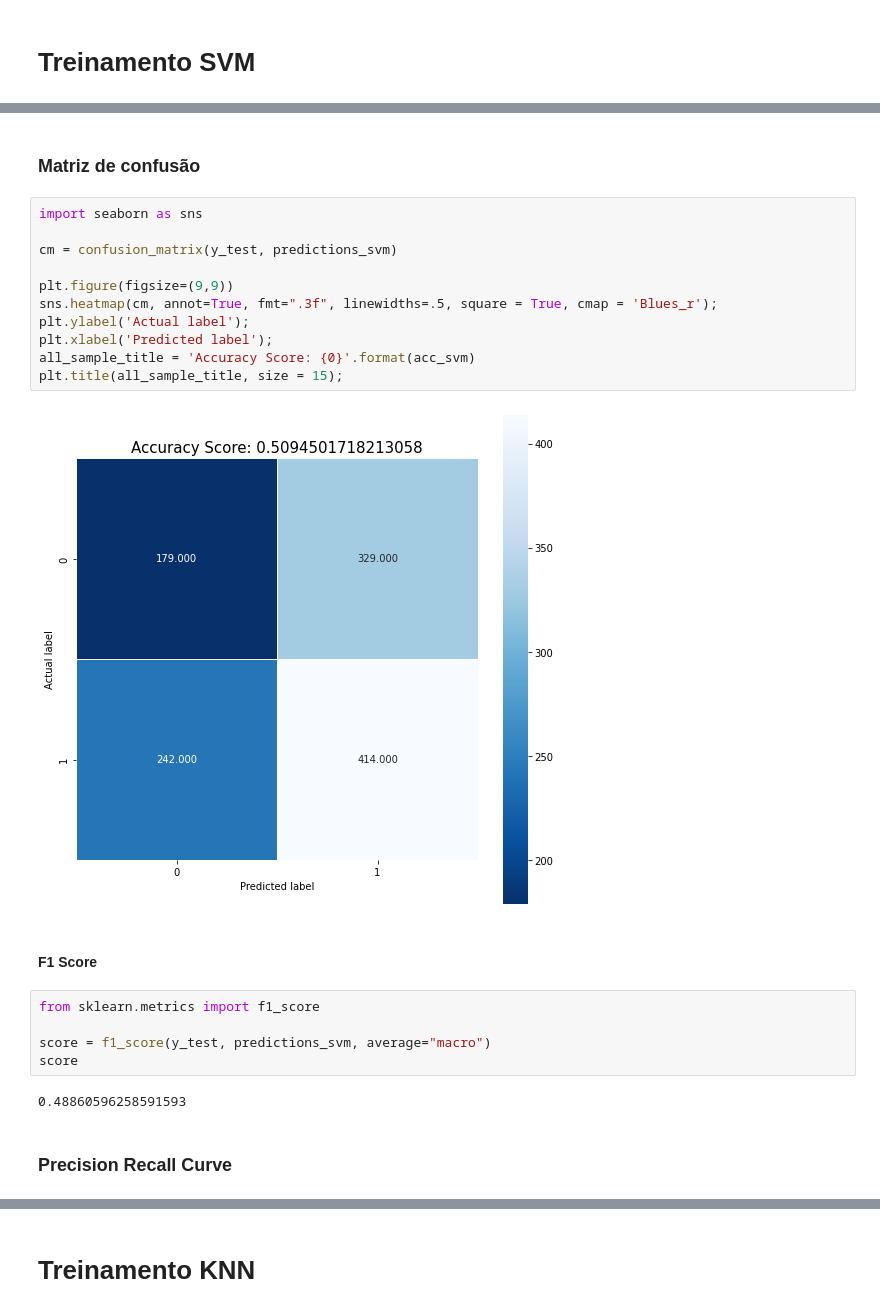
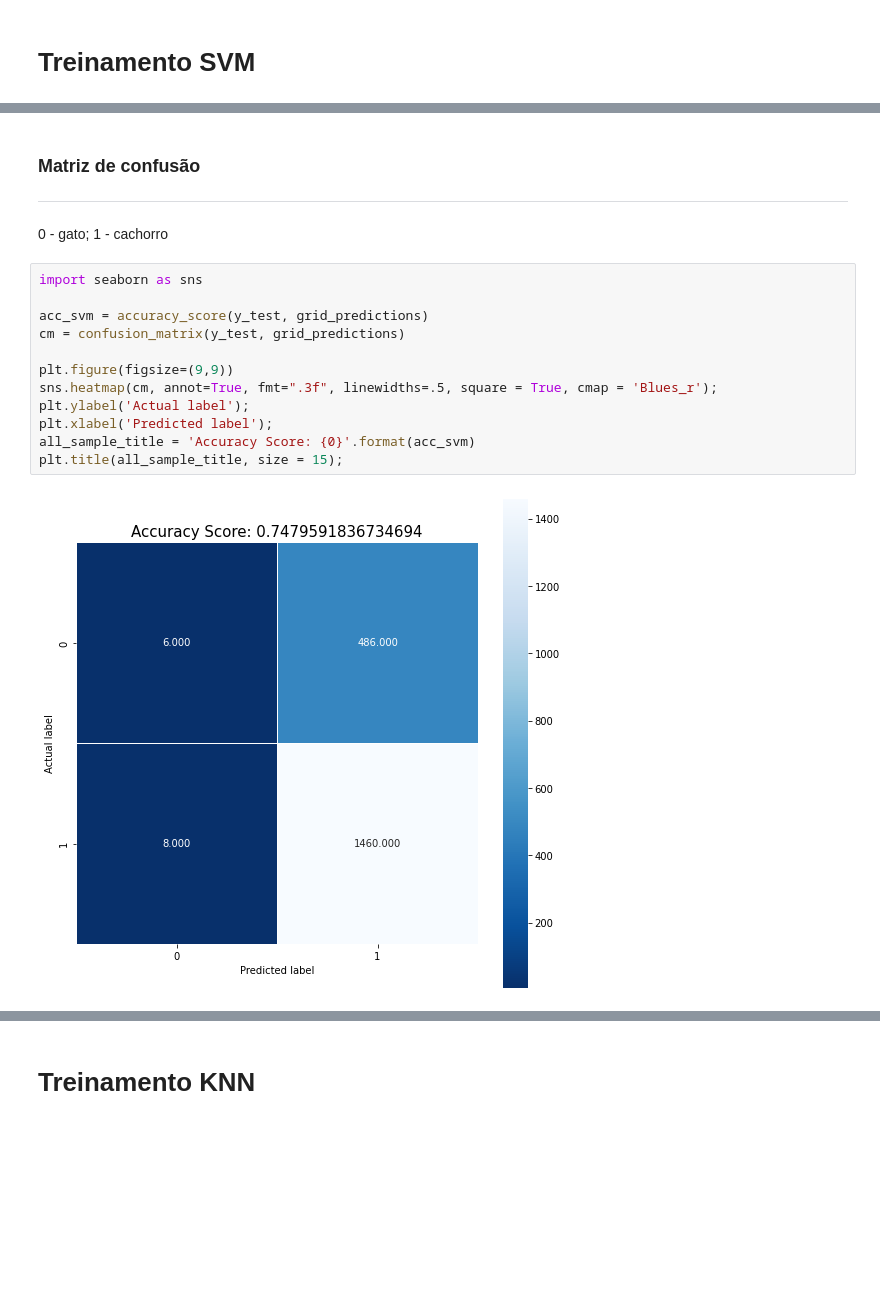
Before and after one commit to joaobarros05/teste, a Jupyter notebook: questao1.ipynb, the cells around one changed output, grey strips where cells are left out. Drawn from its saved outputs; the diff is of its cells as text; blank space fills up the shorter version.

```diff
--- a/questao1.ipynb
+++ b/questao1.ipynb
@@ -226,26 +264,19 @@ acc_svm
 # %% [markdown]
 ### Matriz de confusão
+---------
+ 0 - gato;
+ 1 - cachorro
 # %%
 import seaborn as sns
 
-cm = confusion_matrix(y_test, predictions_svm)
+acc_svm = accuracy_score(y_test, grid_predictions)
+cm = confusion_matrix(y_test, grid_predictions)
 
 plt.figure(figsize=(9,9))
 sns.heatmap(cm, annot=True, fmt=".3f", linewidths=.5, square = True, cmap = 'Blues_r');
 plt.ylabel('Actual label');
 plt.xlabel('Predicted label');
 all_sample_title = 'Accuracy Score: {0}'.format(acc_svm)
 plt.title(all_sample_title, size = 15);
 # %% [output]
-[figure, old version]
+[figure, new version]
-# %% [markdown]
-#### F1 Score
-# %%
-from sklearn.metrics import f1_score
-
-score = f1_score(y_test, predictions_svm, average="macro")
-score
-# %% [output]
-0.48860596258591593
-# %% [markdown]
-### Precision Recall Curve
```
Also changed, not shown: parts of 41 cells of this notebook, 2 other files.
